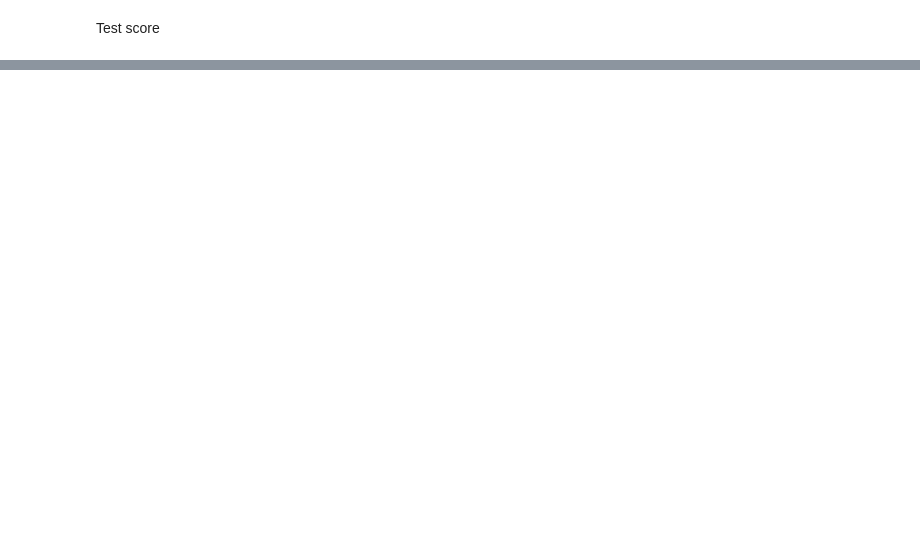
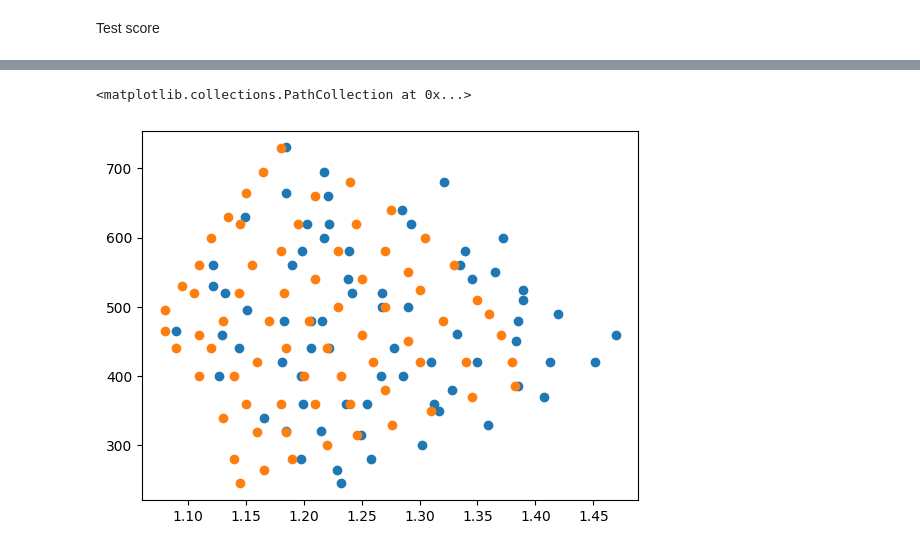
Before and after one commit to Filip-GG/TAU, a Jupyter notebook: 3/main.ipynb, the cells around one changed output, grey strips where cells are left out. Drawn from its saved outputs; the diff is of its cells as text; code cells hidden in the pictures; blank space fills up the shorter version.

```diff
--- a/3/main.ipynb
+++ b/3/main.ipynb
@@ -190,0 +198,22 @@ Test score: 0.1021348476409912
+# %%
+all_loader = torch.utils.data.DataLoader(data, 1, shuffle=True)
+# %%
+x = []
+y = []
+x_pred = []
+
+for data in all_loader:
+    inputs, labels = data
+    inputs, labels = inputs.to(device), labels.to(device)
+
+    outputs = model(inputs)
+    y.append(inputs[0][1].item())
+    x.append(outputs[0].item())
+    x_pred.append(labels[0].item())
+# %%
+import matplotlib.pyplot as plt
+plt.scatter(np.random.sample(len(x_pred))%0.1+np.array(x_pred), np.random.sample(len(y))%0.1+y)
+plt.scatter(x_pred, y)
+# %% [output]
+<matplotlib.collections.PathCollection at 0x...>
+[figure, added]
```
Also changed, not shown: parts of 6 cells of this notebook, 6 other files.
